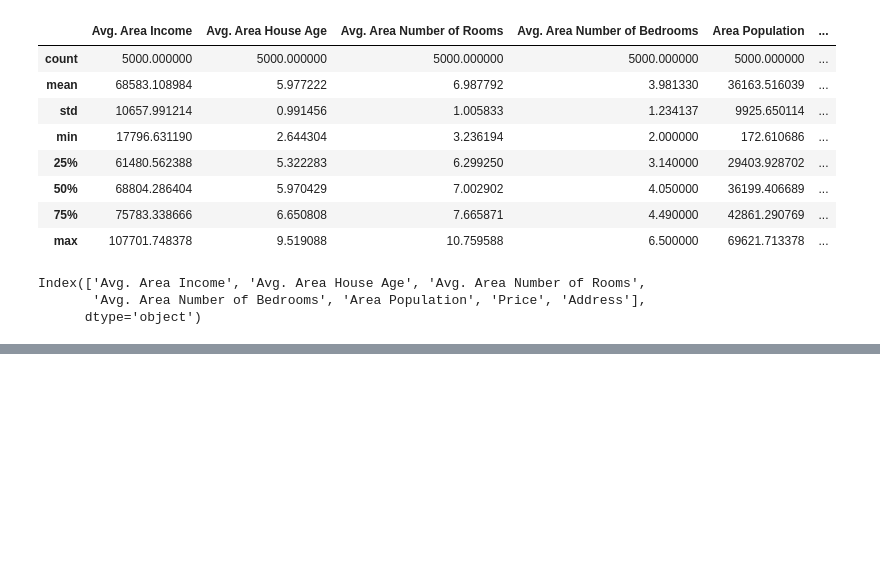
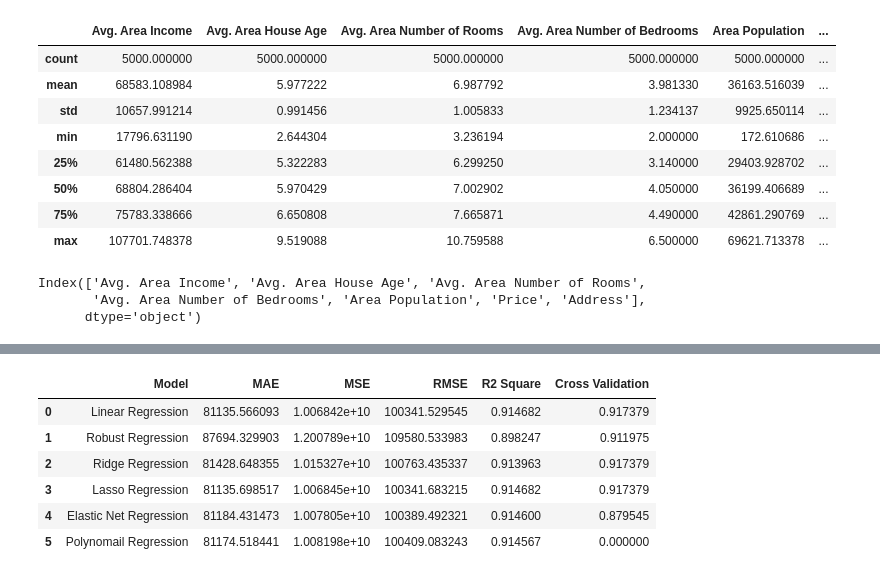
Before and after one commit to meriembader/House_Price, a Jupyter notebook: LinearRegression.ipynb, the cells around one changed output, grey strips where cells are left out. Drawn from its saved outputs; the diff is of its cells as text; code cells hidden in the pictures; blank space fills up the shorter version.

```diff
--- a/LinearRegression.ipynb
+++ b/LinearRegression.ipynb
@@ -54,0 +287,14 @@ Index(['Avg. Area Income', 'Avg. Area House Age', 'Avg. Area Number of Rooms',
+# %%
+from sklearn.linear_model import ElasticNet
+
+model = ElasticNet(alpha=0.1, l1_ratio=0.9, selection='random', random_state=42)
+model.fit(X_train, y_train)
+
+test_pred = model.predict(X_test)
+train_pred = model.predict(X_train)
+
+print('Test set evaluation:\n_____________________________________')
+print_evaluate(y_test, test_pred)
+print('====================================')
+print('Train set evaluation:\n_____________________________________')
+print_evaluate(y_train, train_pred)
@@ -54,0 +317,5 @@ Index(['Avg. Area Income', 'Avg. Area House Age', 'Avg. Area Number of Rooms',
+# %%
+results_df_2 = pd.DataFrame(data=[["Elastic Net Regression", *evaluate(y_test, test_pred) , cross_val(ElasticNet())]],
+                            columns=['Model', 'MAE', 'MSE', 'RMSE', 'R2 Square', "Cross Validation"])
+results_df = results_df.append(results_df_2, ignore_index=True)
+results_df
@@ -54,0 +329,19 @@ Index(['Avg. Area Income', 'Avg. Area House Age', 'Avg. Area Number of Rooms',
+# %%
+from sklearn.preprocessing import PolynomialFeatures
+
+poly_reg = PolynomialFeatures(degree=2)
+
+X_train_2_d = poly_reg.fit_transform(X_train)
+X_test_2_d = poly_reg.transform(X_test)
+
+lin_reg = LinearRegression(normalize=True)
+lin_reg.fit(X_train_2_d,y_train)
+
+test_pred = lin_reg.predict(X_test_2_d)
+train_pred = lin_reg.predict(X_train_2_d)
+
+print('Test set evaluation:\n_____________________________________')
+print_evaluate(y_test, test_pred)
+print('====================================')
+print('Train set evaluation:\n_____________________________________')
+print_evaluate(y_train, train_pred)
@@ -54,0 +364,13 @@ Index(['Avg. Area Income', 'Avg. Area House Age', 'Avg. Area Number of Rooms',
+# %%
+results_df_2 = pd.DataFrame(data=[["Polynomail Regression", *evaluate(y_test, test_pred), 0]],
+                            columns=['Model', 'MAE', 'MSE', 'RMSE', 'R2 Square', 'Cross Validation'])
+results_df = results_df.append(results_df_2, ignore_index=True)
+results_df
+# %% [output]
+|  | Model | MAE | MSE | RMSE | R2 Square | Cross Validation |
+| 0 | Linear Regression | 81135.566093 | 1.006842e+10 | 100341.529545 | 0.914682 | 0.917379 |
+| 1 | Robust Regression | 87694.329903 | 1.200789e+10 | 109580.533983 | 0.898247 | 0.911975 |
+| 2 | Ridge Regression | 81428.648355 | 1.015327e+10 | 100763.435337 | 0.913963 | 0.917379 |
+| 3 | Lasso Regression | 81135.698517 | 1.006845e+10 | 100341.683215 | 0.914682 | 0.917379 |
+| 4 | Elastic Net Regression | 81184.431473 | 1.007805e+10 | 100389.492321 | 0.914600 | 0.879545 |
+| 5 | Polynomail Regression | 81174.518441 | 1.008198e+10 | 100409.083243 | 0.914567 | 0.000000 |
```
Also changed, not shown: parts of 24 cells of this notebook, 1 other file.
